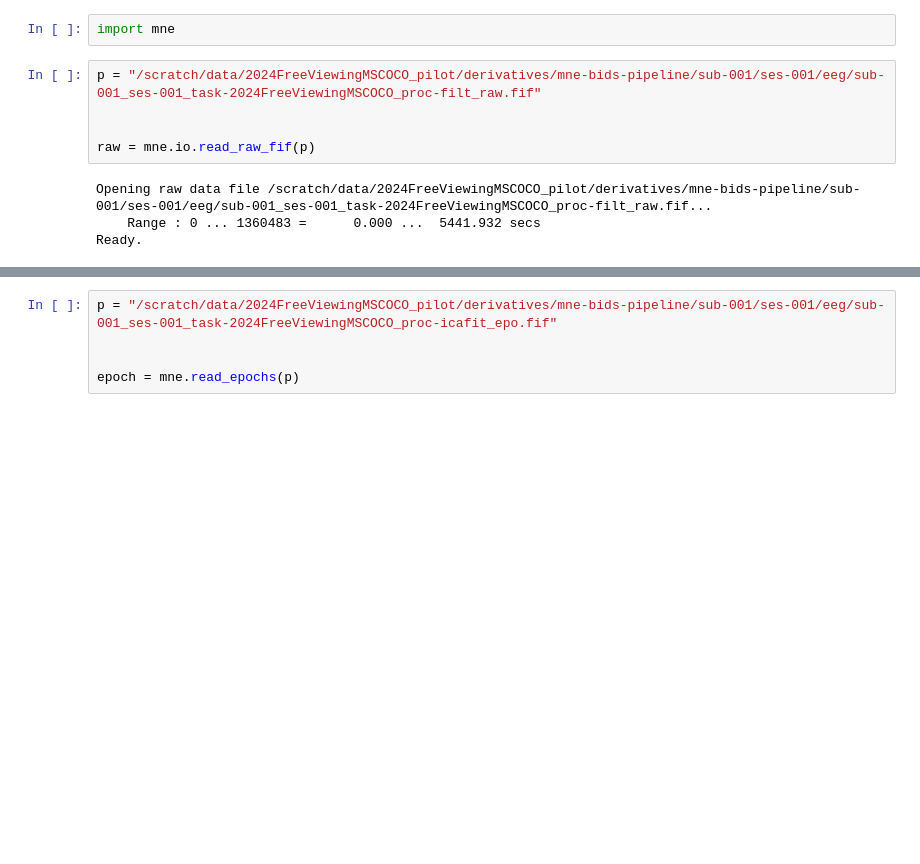
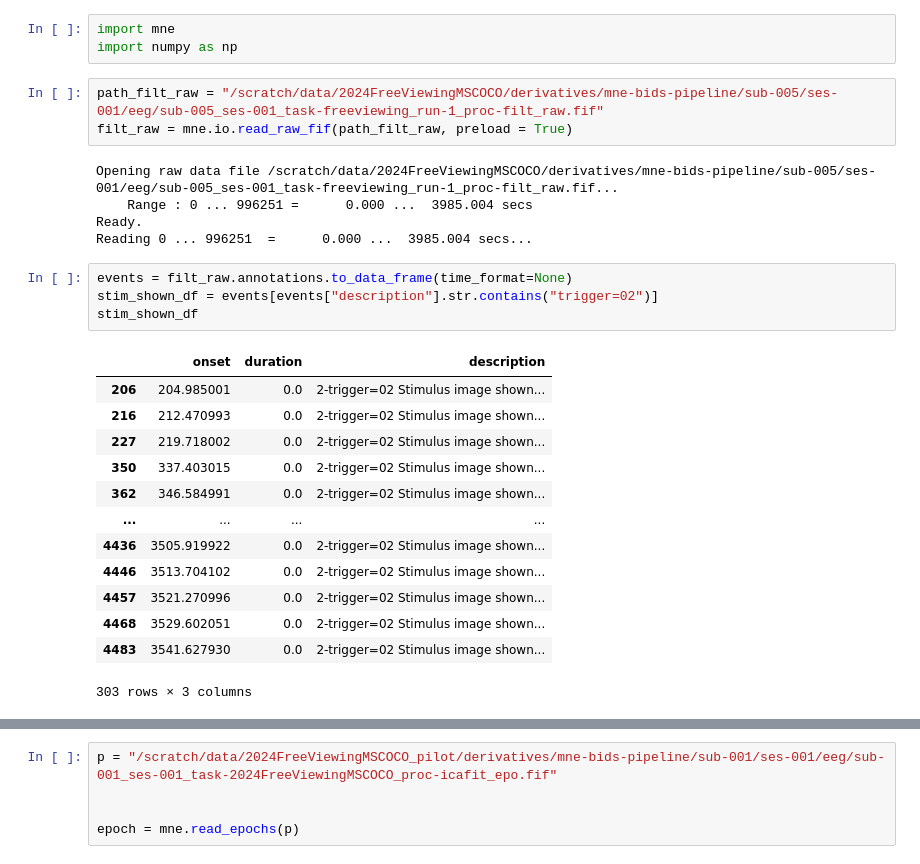
Before and after one commit to s-ccs/2024FreeViewingMSCOCO, a Jupyter notebook: scripts/inspect_preproc.ipynb, the cells around one changed output, grey strips where cells are left out. Drawn from its saved outputs; the diff is of its cells as text; blank space fills up the shorter version.

```diff
--- a/scripts/inspect_preproc.ipynb
+++ b/scripts/inspect_preproc.ipynb
@@ -1,11 +1,29 @@
 # %%
 import mne
+import numpy as np
 # %%
-p = "/scratch/data/2024FreeViewingMSCOCO_pilot/derivatives/mne-bids-pipeline/sub-001/ses-001/eeg/sub-001_ses-001_task-2024FreeViewingMSCOCO_proc-filt_raw.fif"
-
-
-raw = mne.io.read_raw_fif(p)
+path_filt_raw = "/scratch/data/2024FreeViewingMSCOCO/derivatives/mne-bids-pipeline/sub-005/ses-001/eeg/sub-005_ses-001_task-freeviewing_run-1_proc-filt_raw.fif"
+filt_raw = mne.io.read_raw_fif(path_filt_raw, preload = True)
 # %% [output]
-Opening raw data file /scratch/data/2024FreeViewingMSCOCO_pilot/derivatives/mne-bids-pipeline/sub-001/ses-001/eeg/sub-001_ses-001_task-2024FreeViewingMSCOCO_proc-filt_raw.fif...
-    Range : 0 ... 1360483 =      0.000 ...  5441.932 secs
+Opening raw data file /scratch/data/2024FreeViewingMSCOCO/derivatives/mne-bids-pipeline/sub-005/ses-001/eeg/sub-005_ses-001_task-freeviewing_run-1_proc-filt_raw.fif...
+    Range : 0 ... 996251 =      0.000 ...  3985.004 secs
 Ready.
+Reading 0 ... 996251  =      0.000 ...  3985.004 secs...
+# %%
+events = filt_raw.annotations.to_data_frame(time_format=None)
+stim_shown_df = events[events["description"].str.contains("trigger=02")]
+stim_shown_df
+# %% [output]
+|  | onset | duration | description |
+| 206 | 204.985001 | 0.0 | 2-trigger=02 Stimulus image shown... |
+| 216 | 212.470993 | 0.0 | 2-trigger=02 Stimulus image shown... |
+| 227 | 219.718002 | 0.0 | 2-trigger=02 Stimulus image shown... |
+| 350 | 337.403015 | 0.0 | 2-trigger=02 Stimulus image shown... |
+| 362 | 346.584991 | 0.0 | 2-trigger=02 Stimulus image shown... |
+| ... | ... | ... | ... |
+| 4436 | 3505.919922 | 0.0 | 2-trigger=02 Stimulus image shown... |
+| 4446 | 3513.704102 | 0.0 | 2-trigger=02 Stimulus image shown... |
+| 4457 | 3521.270996 | 0.0 | 2-trigger=02 Stimulus image shown... |
+| 4468 | 3529.602051 | 0.0 | 2-trigger=02 Stimulus image shown... |
+| 4483 | 3541.627930 | 0.0 | 2-trigger=02 Stimulus image shown... |
+303 rows × 3 columns
```
Also changed, not shown: parts of 110 cells of this notebook, 3 other files.
